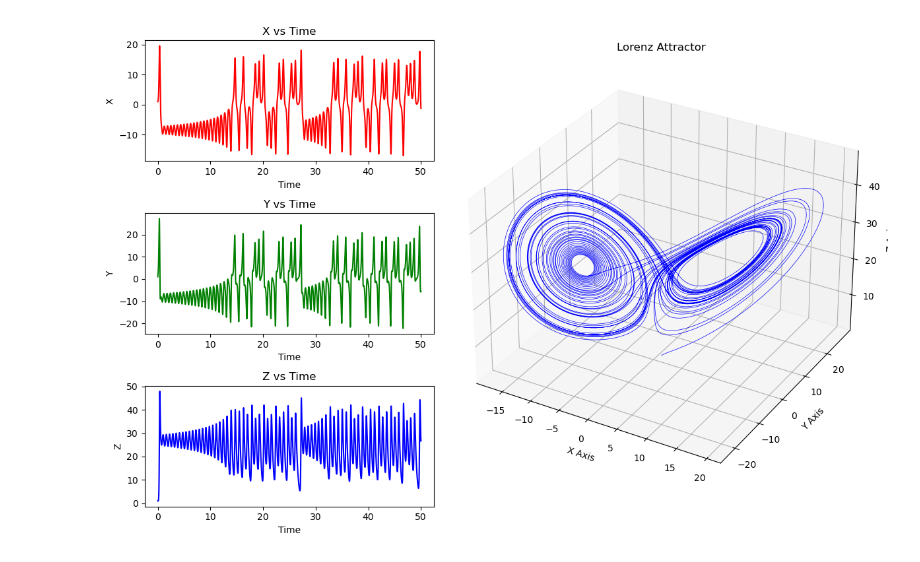
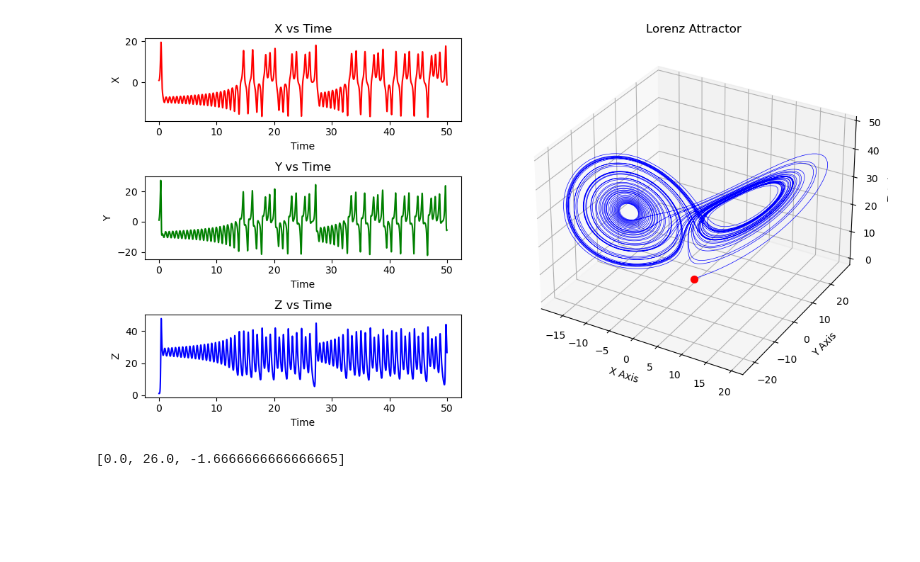
Before and after one commit to BakulTakthar/chaos-theory, a Jupyter notebook: main.ipynb, the cells around one changed output. Saved outputs shown, nothing was run; the diff lists cells and outputs as text; code cells hidden in the pictures; blank space fills up the shorter version.

Commit message:
added divergence and derivatives calculation for Lorenz attractor

```diff
--- a/main.ipynb
+++ b/main.ipynb
@@ -1,6 +1,4 @@
 # %%
-%matplotlib widget
-
 import numpy as np
 import matplotlib.pyplot as plt
 from scipy.integrate import solve_ivp
@@ -25,7 +23,7 @@ solution = solve_ivp(lorenz, time_span, state0, t_eval=time_eval)
 t, x, y, z = solution.t, solution.y[0], solution.y[1], solution.y[2]
 
 # Create figure and subplots
-fig = plt.figure(figsize=(12, 8))
+fig = plt.figure(figsize=(12, 6))
 grid = fig.add_gridspec(3, 2, width_ratios=[1, 1.5], height_ratios=[1, 1, 1])  # Define grid layout
 
 
@@ -35,31 +33,40 @@ ax1.plot(t, x, color='r')
 ax1.set_title("X vs Time")
 ax1.set_xlabel("Time")
 ax1.set_ylabel("X")
 
 # Y vs Time
 ax2 = fig.add_subplot(grid[1,0])
 ax2.plot(t, y, color='g')
 ax2.set_title("Y vs Time")
 ax2.set_xlabel("Time")
 ax2.set_ylabel("Y")
 
 # Z vs Time
 ax3 = fig.add_subplot(grid[2,0])
 ax3.plot(t, z, color='b')
 ax3.set_title("Z vs Time")
 ax3.set_xlabel("Time")
 ax3.set_ylabel("Z")
 
 # 3D Lorenz Attractor
 ax4 = fig.add_subplot(grid[:,1], projection='3d')
 ax4.plot(x, y, z, lw=0.5, color='blue')
+ax4.scatter(x[0], y[0], z[0], color='red', s=50, label='Start')
 ax4.set_xlabel("X Axis")
 ax4.set_ylabel("Y Axis")
 ax4.set_zlabel("Z Axis")
 ax4.set_title("Lorenz Attractor")
 
 # Adjust layout
 plt.tight_layout()
 plt.show()
+
+
+## to see what is the divergence of the DE system
+
+div = lorenz(0, state0)
+
+print(div)
 # %% [output]
-[figure, old version]
+[figure, new version]
+[0.0, 26.0, -1.6666666666666665]
```
Also changed, not shown: parts of 2 cells of this notebook, 1 other file.
